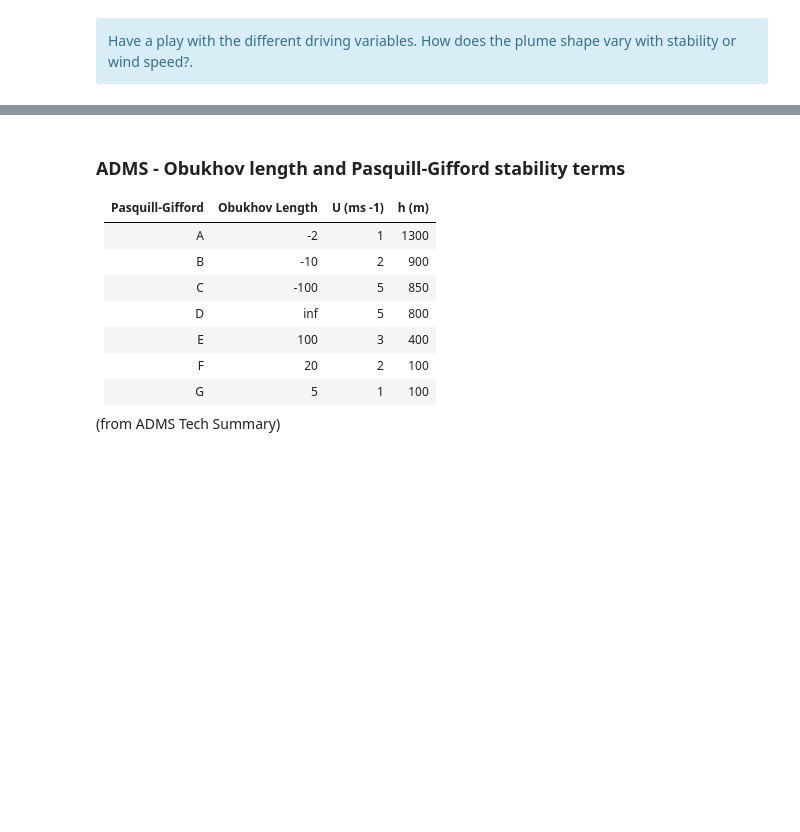
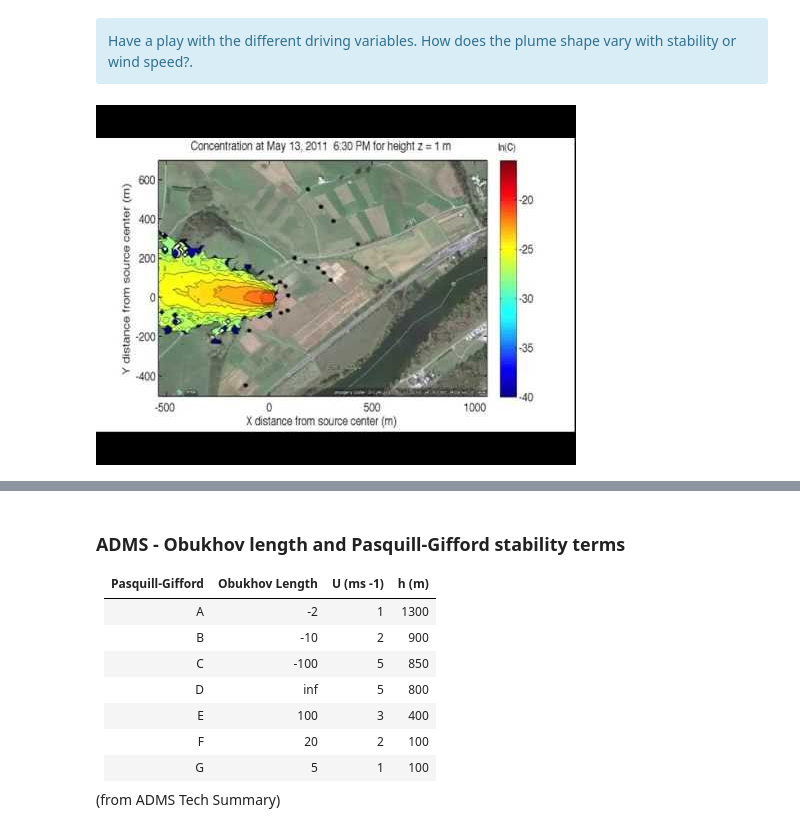
Before and after one commit to edinumet/lptm, a Jupyter notebook: lptm.ipynb, the cells around one changed output, grey strips where cells are left out. Saved outputs shown, nothing was run; the diff lists cells and outputs as text; code cells hidden in the pictures; blank space fills up the shorter version.

```diff
--- a/lptm.ipynb
+++ b/lptm.ipynb
@@ -127,3 +137,14 @@ plt.show()
 <div class="alert alert-block alert-info">
 Have a play with the different driving variables. How does the plume shape vary with stability or wind speed?.
 </div>
+# %%
+# As a reward for getting this far, have a look at a couple of nice videos on dispersal.
+
+# The first one shows how the release of a plant pathogen from a farm field can be
+# modelled by a particle model (actually called a lagrangian transport model here).
+# There is no commentary on the first video but you can read more about what problem
+# they were trying to solve here: https://www.youtube.com/watch?v=SDTkvXePtlU
+
+ytv.display_yotube_video("https://www.youtube.com/watch?v=SDTkvXePtlU", width=800, height=600)
+# %% [output]
+[figure, added]
```
Also changed, not shown: parts of 5 cells of this notebook, 1 other file.
